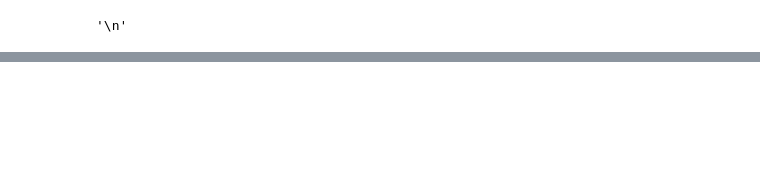
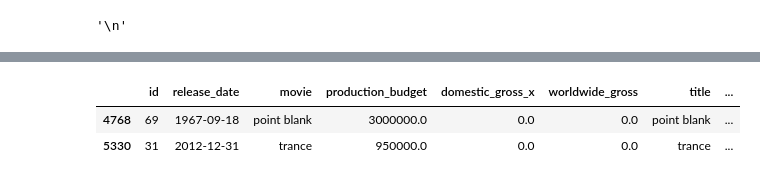
Before and after one commit to blexolonde/dsc-phase-2-FilmForecast, a Jupyter notebook: data_leaning.ipynb, the cells around one changed output, grey strips where cells are left out. Drawn from its saved outputs; the diff is of its cells as text; code cells hidden in the pictures; blank space fills up the shorter version.

```diff
--- a/data_leaning.ipynb
+++ b/data_leaning.ipynb
@@ -231,0 +309,10 @@ None
+# %%
+tn_budgets_cleaned['movie'] = tn_budgets_cleaned['movie'].str.strip().str.lower()
+bom_gross_cleaned['title'] = bom_gross_cleaned['title'].str.strip().str.lower()
+# %%
+# Merging tn_budgets with bom_data
+tn_and_bom = tn_budgets_cleaned.merge(bom_gross_cleaned, left_on='movie', right_on='title', how='left')
+
+# Verify the merged dataframe
+print(tn_and_bom.info())  # Verify the merged data types and structure
+display(tn_and_bom.head())  # Check the first few rows of the merged data
@@ -231,0 +345,12 @@ None
+# %%
+# Further filtering tn_and_bom based on domestic_gross values
+# We want to keep rows where:
+# - 'domestic_gross_x' (from tn_budgets) is not 0, OR
+# - If 'domestic_gross_x' is 0, we want rows where 'domestic_gross_y' (from bom_data) is not null
+#   or 'foreign_gross' (from bom_data) is not null.
+tn_and_bom = tn_and_bom[(tn_and_bom['domestic_gross_x'] != 0) |
+                        (tn_and_bom['domestic_gross_y'].notnull()) |
+                        (tn_and_bom['foreign_gross'].notnull())]
+
+# Show the filtered rows to inspect the data
+display(tn_and_bom)
@@ -231,0 +371,19 @@ None
+# %%
+# We notice that the BOM data only contains information for 2 movies that are not already in tn_data.
+# (2 unique movies when we exclude remakes).
+# The rows where both 'domestic_gross' and 'worldwide_gross' are 0 in both tn_data and bom_data
+# are not helpful, as they don't provide meaningful financial information. We need to focus only on movies
+# that either have non-null domestic or foreign gross earnings or data from worldwide gross.
+# Let's filter such rows where 'domestic_gross_x' and 'worldwide_gross' are 0, but we still have data
+# from 'domestic_gross_y' or 'foreign_gross'.
+tn_and_bom_filtered = tn_and_bom[(tn_and_bom['domestic_gross_x'] == 0) &
+                                 (tn_and_bom['worldwide_gross'] == 0) &
+                                 ((tn_and_bom['domestic_gross_y'].notnull()) |
+                                  (tn_and_bom['foreign_gross'].notnull()))]
+
+# Show the filtered rows to inspect the data
+display(tn_and_bom_filtered)
+# %% [output]
+|  | id | release_date | movie | production_budget | domestic_gross_x | worldwide_gross | title | ... |
+| 4768 | 69 | 1967-09-18 | point blank | 3000000.0 | 0.0 | 0.0 | point blank | ... |
+| 5330 | 31 | 2012-12-31 | trance | 950000.0 | 0.0 | 0.0 | trance | ... |
```
Also changed, not shown: parts of 7 cells of this notebook.
